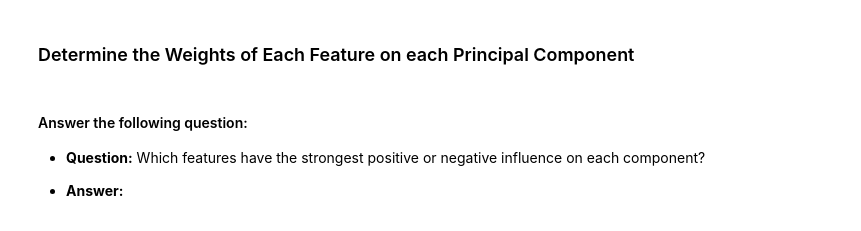
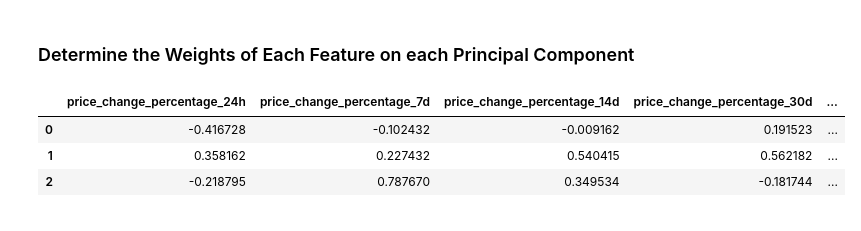
Before and after one commit to tawlee/CryptoClustering, a Jupyter notebook: Crypto_Clustering.ipynb, the cells around one changed output. Drawn from its saved outputs; the diff is of its cells as text; code cells hidden in the pictures.

```diff
--- a/Crypto_Clustering.ipynb
+++ b/Crypto_Clustering.ipynb
@@ -339,9 +343,10 @@ market_pca_plot
 ### Determine the Weights of Each Feature on each Principal Component
 # %%
 # Use the columns from the original scaled DataFrame as the index.
+component_weights_df = pd.DataFrame(pca.components_, columns=scaled_data_df.columns)
+component_weights_df
+# %% [output]
+|  | price_change_percentage_24h | price_change_percentage_7d | price_change_percentage_14d | price_change_percentage_30d | ... |
+| 0 | -0.416728 | -0.102432 | -0.009162 | 0.191523 | ... |
+| 1 | 0.358162 | 0.227432 | 0.540415 | 0.562182 | ... |
+| 2 | -0.218795 | 0.787670 | 0.349534 | -0.181744 | ... |
-# %% [markdown]
-#### Answer the following question:
-
-* **Question:** Which features have the strongest positive or negative influence on each component?
-
-* **Answer:**
```
Also changed, not shown: parts of 3 cells of this notebook.
